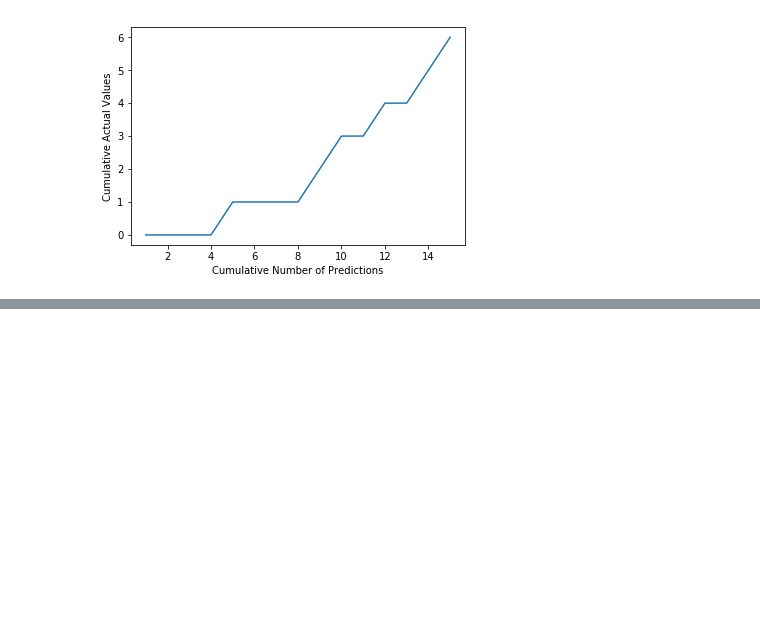
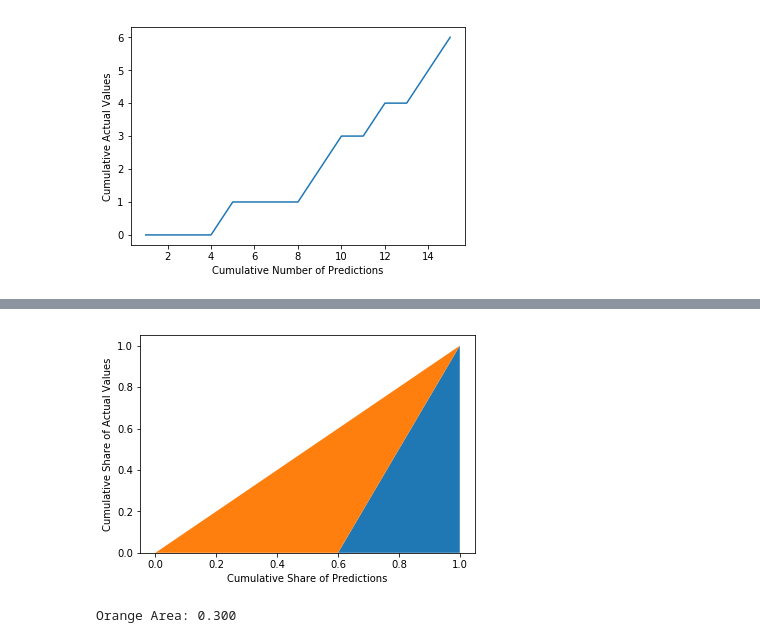
Before and after one commit to kqdmqx/kaggle-Porto-Seguros-Safe-Driver-Prediction, a Jupyter notebook: ipython/gini-coefficient-an-intuitive-explanation.ipynb, the cells around one changed output, grey strips where cells are left out. Saved outputs shown, nothing was run; the diff lists cells and outputs as text; code cells hidden in the pictures; blank space fills up the shorter version.

```diff
--- a/ipython/gini-coefficient-an-intuitive-explanation.ipynb
+++ b/ipython/gini-coefficient-an-intuitive-explanation.ipynb
@@ -108,0 +171,20 @@ plt.show()
+# %%
+cumulative_actual_shares_perfect = np.cumsum(sorted(actual)) / sum(actual)
+y_values_perfect = [0] + list(cumulative_actual_shares_perfect)
+
+# Display the 45° line stacked on top of the y values
+diagonal = [x - y for (x, y) in zip(x_values, y_values_perfect)]
+
+plt.stackplot(x_values, y_values_perfect, diagonal)
+plt.xlabel('Cumulative Share of Predictions')
+plt.ylabel('Cumulative Share of Actual Values')
+plt.show()
+
+# Integrate the the curve function
+fy = scipy.interpolate.interp1d(x_values, y_values_perfect)
+blue_area, _ = scipy.integrate.quad(fy, 0, 1, points=x_values)
+orange_area = 0.5 - blue_area
+print('Orange Area: %.3f' % orange_area)
+# %% [output]
+[figure, added]
+Orange Area: 0.300
```
Also changed, not shown: parts of 9 cells of this notebook, 1 other file.
